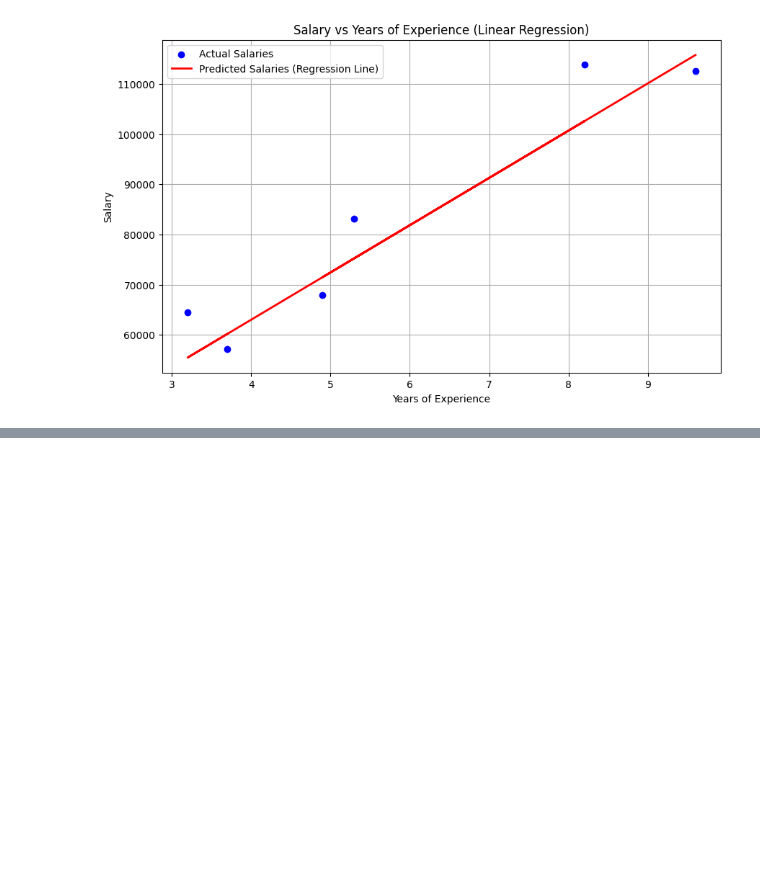
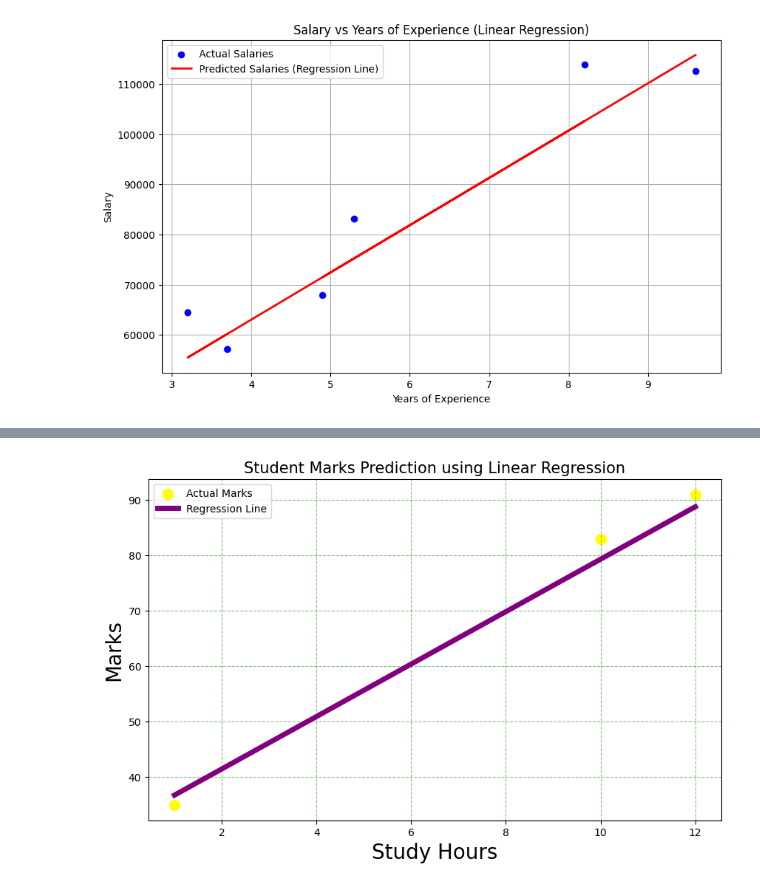
Before and after one commit to shrijav22/ML_LAB_2026-2027, a Jupyter notebook: linear_regression.ipynb, the cells around one changed output, grey strips where cells are left out. Drawn from its saved outputs; the diff is of its cells as text; code cells hidden in the pictures; blank space fills up the shorter version.

```diff
--- a/linear_regression.ipynb
+++ b/linear_regression.ipynb
@@ -78,0 +245,30 @@ Model Coefficient (Slope): 9423.82
+# %%
+
+
+# 7. Visualize the results
+
+plt.figure(figsize=(10, 6))
+
+# Scatter plot (Actual values)
+
+plt.scatter(X_test, y_test, color='yellow', s=100, label='Actual Marks')
+
+# Sort values for a proper regression line
+
+X_test_sorted = X_test.sort_values(by='StudyHours')
+y_pred_sorted = model.predict(X_test_sorted)
+
+# Regression line
+
+plt.plot(X_test_sorted, y_pred_sorted, color='purple', linewidth=5,
+         label='Regression Line')
+
+plt.title("Student Marks Prediction using Linear Regression", fontsize=15)
+plt.xlabel("Study Hours", fontsize=20)
+plt.ylabel("Marks", fontsize=20)
+plt.legend()
+plt.grid(color='green', linestyle='--', alpha=0.5)
+
+plt.show()
+# %% [output]
+[figure, added]
```
Also changed, not shown: parts of 7 cells of this notebook.
